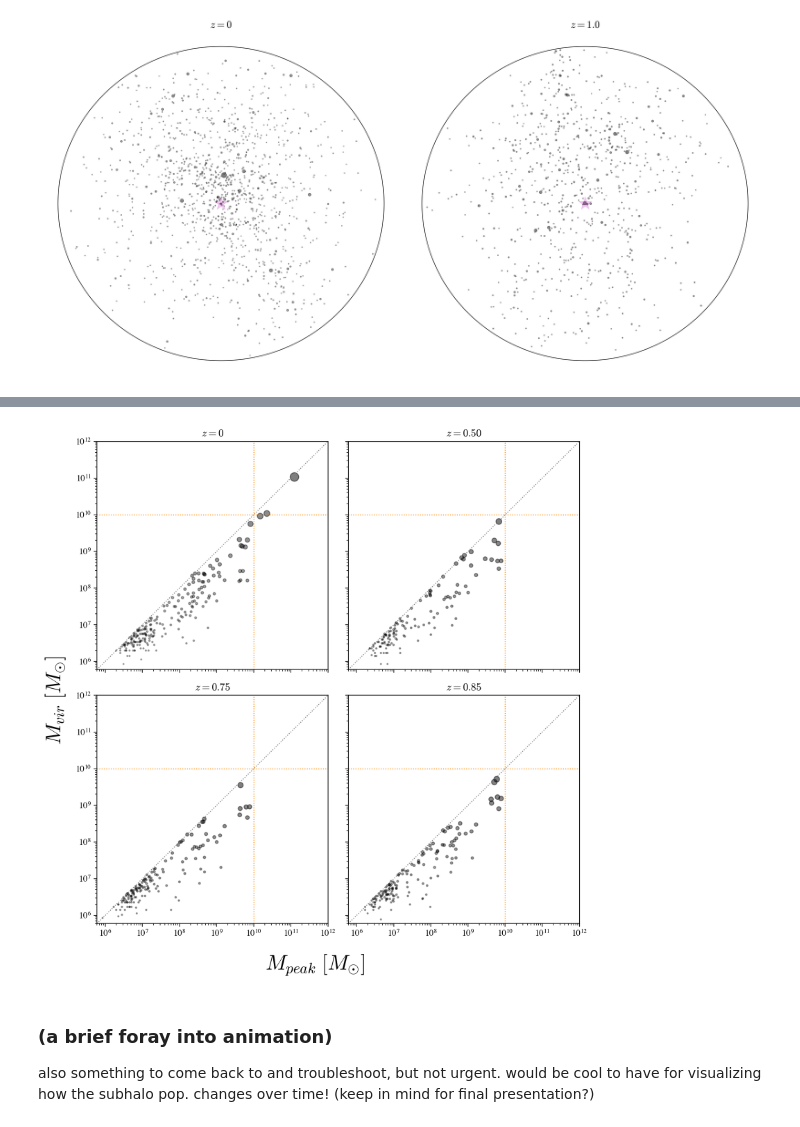
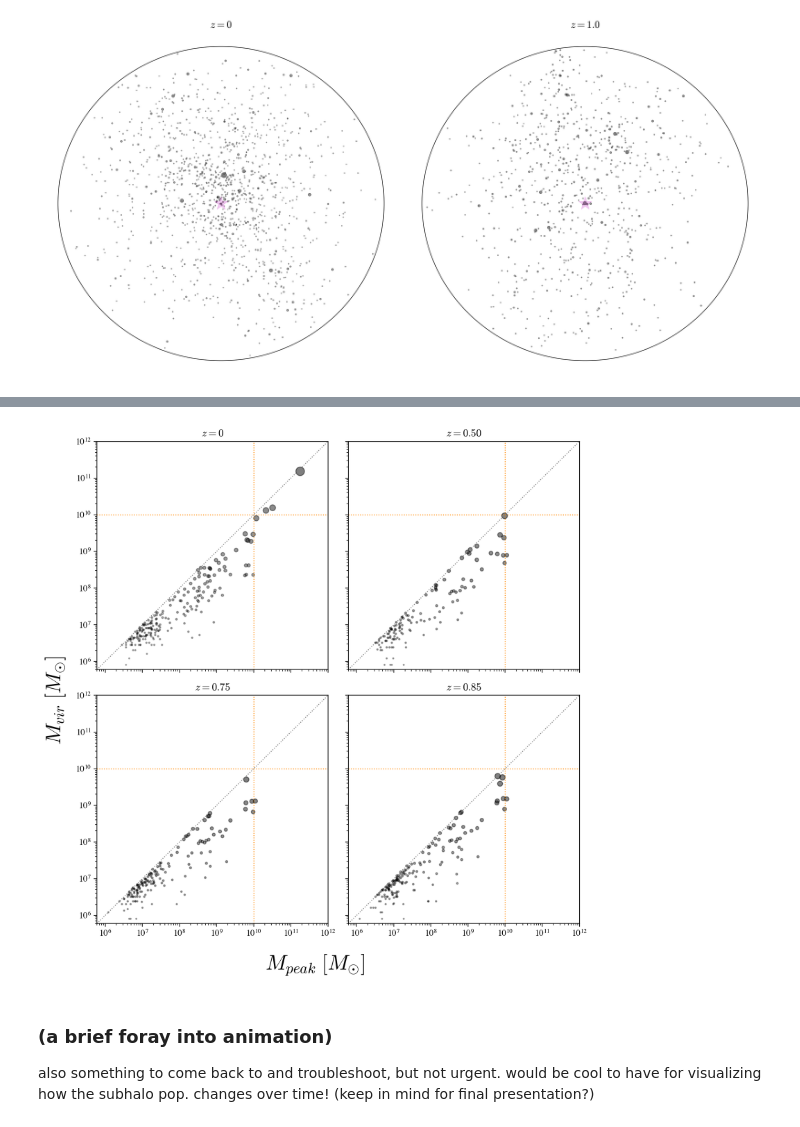
Before and after one commit to theotherlogan/nsbp-2023, a Jupyter notebook: notebooks/w3_work.ipynb, the cells around one changed output, grey strips where cells are left out. Cells and saved outputs as stored; diff of their text form; code cells hidden in the pictures.

```diff
--- a/notebooks/w3_work.ipynb
+++ b/notebooks/w3_work.ipynb
@@ -214,12 +214,12 @@ plt.show()
 # %%
 halos_wdm, subhalos_wdm, host_ind_wdm = wdm.get_z(0, True)
-halos_wdm_85, subhalos_wdm_85, host_ind_wdm_85 = wdm.get_z(1, True)
+halos_wdm_85, subhalos_wdm_85, host_ind_wdm_85 = wdm.get_z(0.85, True)
 halos_wdm_75, subhalos_wdm_75, host_ind_wdm_75 = wdm.get_z(0.75, True)
 halos_wdm_50, subhalos_wdm_50, host_ind_wdm_50 = wdm.get_z(0.50, True)
 
 fig, ax = plt.subplots(2, 2, figsize=(9, 9))
 
-ax[0][0].scatter(subhalos_wdm['Mpeak'], subhalos_wdm['Mvir'], s=subhalos_wdm['Rvir'],
+ax[0][0].scatter(subhalos_wdm['Mpeak']/0.7, subhalos_wdm['Mvir']/0.7, s=subhalos_wdm['Rvir'],
             alpha=0.5*np.log10(subhalos_wdm['Mvir'])/np.max(np.log10(subhalos_wdm['Mvir'])),c='k')
 ax[0][0].set_xscale('log')
 ax[0][0].set_yscale('log')
@@ -232,7 +232,7 @@ ax[0][0].axvline(x=1e10, color='darkorange', linestyle=':', lw=1)
 ax[0][0].plot(np.linspace(6e5, 1e12, 100), np.linspace(6e5, 1e12, 100), color='gray', linestyle=':', lw=1)
 
 
-ax[1][0].scatter(subhalos_wdm_75['Mpeak'], subhalos_wdm_75['Mvir'], s=subhalos_wdm_75['Rvir'],
+ax[1][0].scatter(subhalos_wdm_75['Mpeak']/0.7, subhalos_wdm_75['Mvir']/0.7, s=subhalos_wdm_75['Rvir'],
             alpha=0.5*np.log10(subhalos_wdm_75['Mvir'])/np.max(np.log10(subhalos_wdm_75['Mvir'])),c='k')
 ax[1][0].set_xscale('log')
 ax[1][0].set_yscale('log')
@@ -243,38 +243,38 @@ ax[1][0].axhline(y=1e10, color='darkorange', linestyle=':', lw=1)
 ax[1][0].axvline(x=1e10, color='darkorange', linestyle=':', lw=1)
 ax[1][0].plot(np.linspace(6e5, 1e12, 100), np.linspace(6e5, 1e12, 100), color='gray', linestyle=':', lw=1)
 
-ax[0][1].scatter(subhalos_wdm_50['Mpeak'], subhalos_wdm_50['Mvir'], s=subhalos_wdm_50['Rvir'],
+ax[0][1].scatter(subhalos_wdm_50['Mpeak']/0.7, subhalos_wdm_50['Mvir']/0.7, s=subhalos_wdm_50['Rvir'],
             alpha=0.5*np.log10(subhalos_wdm_50['Mvir'])/np.max(np.log10(subhalos_wdm_50['Mvir'])),c='k')
 ax[0][1].set_xscale('log')
 ax[0][1].set_yscale('log')
 ax[0][1].set_xlim(6e5,1e12)
 ax[0][1].set_ylim(6e5, 1e12)
 ax[0][1].set_title(r'$z = 0.50$')
 ax[0][1].set_xticklabels([])
 ax[0][1].set_yticklabels([])
 ax[0][1].axhline(y=1e10, color='darkorange', linestyle=':', lw=1)
 ax[0][1].axvline(x=1e10, color='darkorange', linestyle=':', lw=1)
 ax[0][1].plot(np.linspace(6e5, 1e12, 100), np.linspace(6e5, 1e12, 100), color='gray', linestyle=':', lw=1)
 
-ax[1][1].scatter(subhalos_wdm_85['Mpeak'], subhalos_wdm_85['Mvir'], s=subhalos_wdm_85['Rvir'],
+ax[1][1].scatter(subhalos_wdm_85['Mpeak']/0.7, subhalos_wdm_85['Mvir']/0.7, s=subhalos_wdm_85['Rvir'],
             alpha=0.5*np.log10(subhalos_wdm_85['Mvir'])/np.max(np.log10(subhalos_wdm_85['Mvir'])),c='k')
 ax[1][1].set_xscale('log')
 ax[1][1].set_yscale('log')
 ax[1][1].set_xlim(6e5,1e12)
 ax[1][1].set_ylim(6e5, 1e12)
 ax[1][1].set_title(r'$z = 0.85$')
 ax[1][1].set_yticklabels([])
 ax[1][1].axhline(y=1e10, color='darkorange', linestyle=':', lw=1)
 ax[1][1].axvline(x=1e10, color='darkorange', linestyle=':', lw=1)
 ax[1][1].plot(np.linspace(6e5, 1e12, 100), np.linspace(6e5, 1e12, 100), color='gray', linestyle=':', lw=1)
 
 fig.supylabel(r'$M_{vir}$ $[M_{\odot}]$', fontsize=24)
 fig.supxlabel(r'$M_{peak}$ $[M_{\odot}]$', fontsize=24)
 
 plt.tight_layout()
 plt.show()
 # %% [output]
-[figure, old version]
+[figure, new version]
 # %% [markdown]
 ### (a brief foray into animation)
 also something to come back to and troubleshoot, but not urgent. would be cool to have for visualizing how the subhalo pop. changes over time!
```
Also changed, not shown: parts of 1 cell of this notebook.
